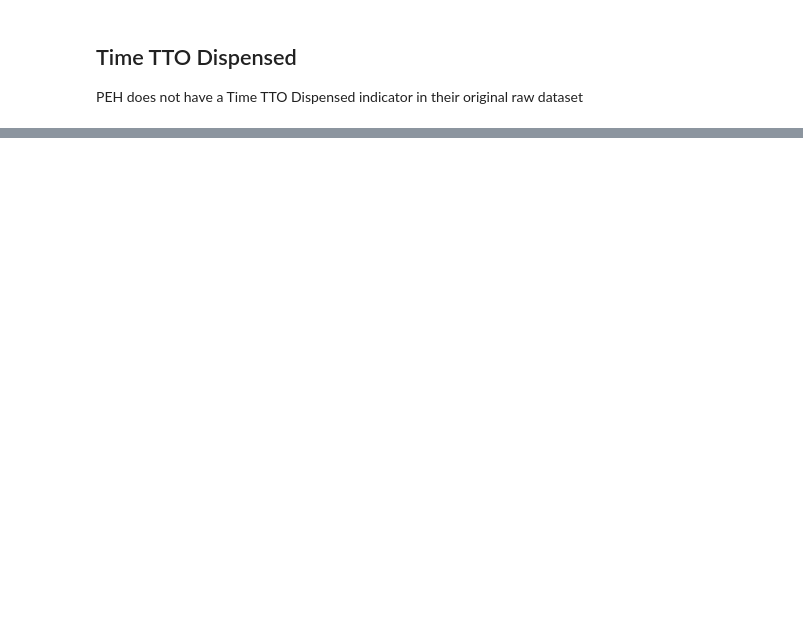
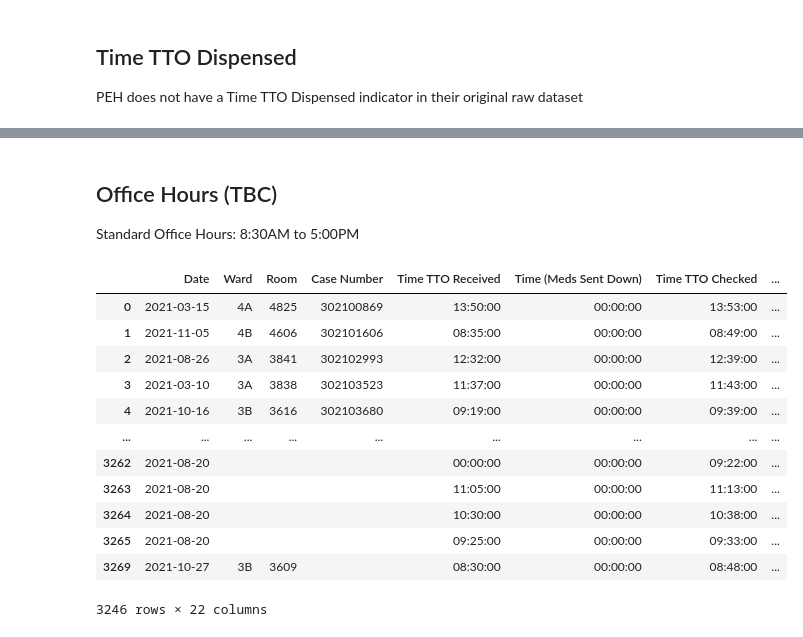
Before and after one commit to RoystonCXW/IS447---Smart-Healthcare, a Jupyter notebook: IS447/System/Data/Pharmacy Dept/Data Cleaning/PEH_Cleaning.ipynb, the cells around one changed output, grey strips where cells are left out. Drawn from its saved outputs; the diff is of its cells as text; code cells hidden in the pictures; blank space fills up the shorter version.

```diff
--- a/IS447/System/Data/Pharmacy Dept/Data Cleaning/PEH_Cleaning.ipynb
+++ b/IS447/System/Data/Pharmacy Dept/Data Cleaning/PEH_Cleaning.ipynb
@@ -589,0 +626,25 @@ dfinal
+# %% [markdown]
+## Office Hours (TBC)
+
+Standard Office Hours: 8:30AM to 5:00PM
+# %%
+dfinal['Office Hours'] = np.where(
+                                ((dfinal['Time TTO Received'] < pd.to_datetime('08:30:00').time()) |
+                                (dfinal['Time TTO Dispensed'] > pd.to_datetime('17:00:00').time())),
+                                'Yes', 'No')
+
+dfinal
+# %% [output]
+|  | Date | Ward | Room | Case Number | Time TTO Received | Time (Meds Sent Down) | Time TTO Checked | ... |
+| 0 | 2021-03-15 | 4A | 4825 | 302100869 | 13:50:00 | 00:00:00 | 13:53:00 | ... |
+| 1 | 2021-11-05 | 4B | 4606 | 302101606 | 08:35:00 | 00:00:00 | 08:49:00 | ... |
+| 2 | 2021-08-26 | 3A | 3841 | 302102993 | 12:32:00 | 00:00:00 | 12:39:00 | ... |
+| 3 | 2021-03-10 | 3A | 3838 | 302103523 | 11:37:00 | 00:00:00 | 11:43:00 | ... |
+| 4 | 2021-10-16 | 3B | 3616 | 302103680 | 09:19:00 | 00:00:00 | 09:39:00 | ... |
+| ... | ... | ... | ... | ... | ... | ... | ... | ... |
+| 3262 | 2021-08-20 |  |  |  | 00:00:00 | 00:00:00 | 09:22:00 | ... |
+| 3263 | 2021-08-20 |  |  |  | 11:05:00 | 00:00:00 | 11:13:00 | ... |
+| 3264 | 2021-08-20 |  |  |  | 10:30:00 | 00:00:00 | 10:38:00 | ... |
+| 3265 | 2021-08-20 |  |  |  | 09:25:00 | 00:00:00 | 09:33:00 | ... |
+| 3269 | 2021-10-27 | 3B | 3609 |  | 08:30:00 | 00:00:00 | 08:48:00 | ... |
+3246 rows × 22 columns
```
Also changed, not shown: parts of 17 cells of this notebook, 2 other files.
